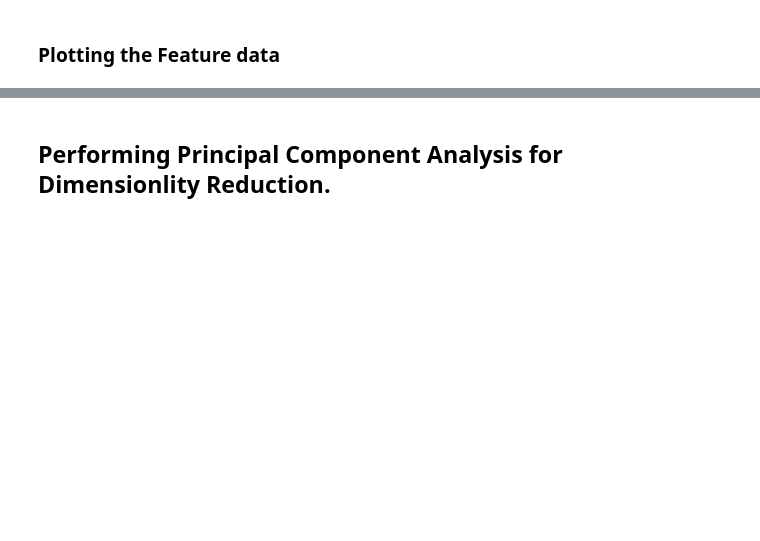
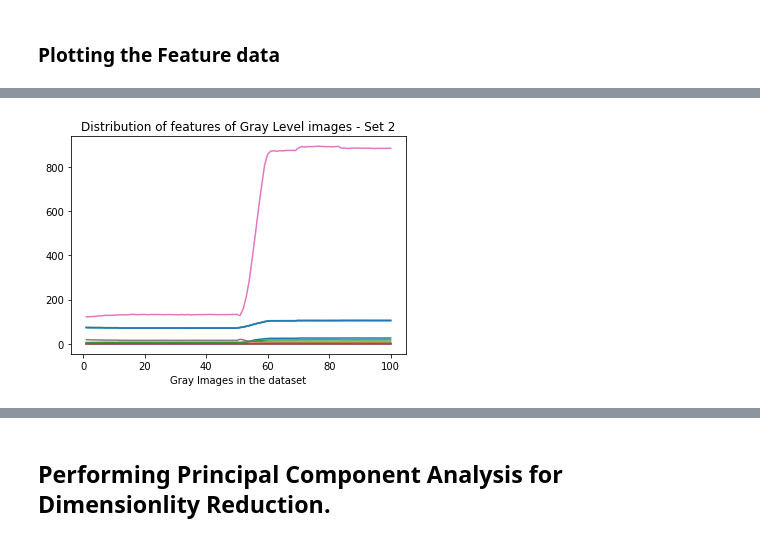
Before and after one commit to RashmiChrystal/FYP, a Jupyter notebook: FYP_Final_SmallDataset.ipynb, the cells around one changed output, grey strips where cells are left out. Saved outputs shown, nothing was run; the diff lists cells and outputs as text; code cells hidden in the pictures; blank space fills up the shorter version.

```diff
--- a/FYP_Final_SmallDataset.ipynb
+++ b/FYP_Final_SmallDataset.ipynb
@@ -526,27 +558,29 @@ plt.show()
 # %%
 plt.plot(df_newFeatures1['Gray Level Images'], df_newFeatures1['CannyEdge'], label="CannyEdge")
 plt.plot(df_newFeatures1['Gray Level Images'], df_newFeatures1['EdgeRoberts'], label="EdgeRoberts")
 plt.plot(df_newFeatures1['Gray Level Images'], df_newFeatures1['EdgeSobel'], label="EdgeSobel")
 plt.plot(df_newFeatures1['Gray Level Images'], df_newFeatures1['EdgeScharr'], label="EdgeScharr")
 plt.plot(df_newFeatures1['Gray Level Images'], df_newFeatures1['EdgePrewitt'], label="EdgePrewitt")
 plt.plot(df_newFeatures1['Gray Level Images'], df_newFeatures1['StatMean'], label="StatMean")
     #plt.plot(features['Gray Level Images'], features['StatAvgContrast'], label="StatAvgContrast")
 plt.plot(df_newFeatures1['Gray Level Images'], df_newFeatures1['StatSkewness'], label="StatSkewness")
 plt.plot(df_newFeatures1['Gray Level Images'], df_newFeatures1['StatKurtosis'], label="StatKurtosis")
 plt.plot(df_newFeatures1['Gray Level Images'], df_newFeatures1['StatEnergy'], label="StatEnergy")
 plt.plot(df_newFeatures1['Gray Level Images'], df_newFeatures1['Gaussian1'], label="Gaussian1")
 plt.plot(df_newFeatures1['Gray Level Images'], df_newFeatures1['Gaussian3'], label="Gaussian3")
 plt.plot(df_newFeatures1['Gray Level Images'], df_newFeatures1['Entropy'], label="Entropy")
 
 plt.plot(df_newFeatures1['Gray Level Images'], df_newFeatures1['GLCM_Diss_similarity'], label="GLCM_Diss_similarity")
 plt.plot(df_newFeatures1['Gray Level Images'], df_newFeatures1['GLCM_Correlation'], label="GLCM_Correlation")
 plt.plot(df_newFeatures1['Gray Level Images'], df_newFeatures1['GLCM_Homogeneity'], label="GLCM_Homogeneity")
 plt.plot(df_newFeatures1['Gray Level Images'], df_newFeatures1['GLCM_Energy'], label="GLCM_Energy")
 plt.plot(df_newFeatures1['Gray Level Images'], df_newFeatures1['GLCM_Contrast'], label="GLCM_Contrast")
 plt.xlabel('Gray Images in the dataset')
 plt.title('Distribution of features of Gray Level images - Set 2')
-plt.legend()
+# plt.legend()
 plt.show()
+# %% [output]
+[figure, added]
 # %%
 Gabor_plot_label_i = 0
 for i in range(31):
```
Also changed, not shown: parts of 153 cells of this notebook.
